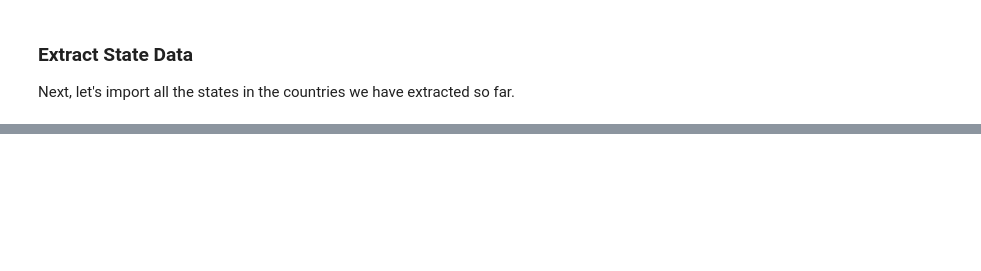
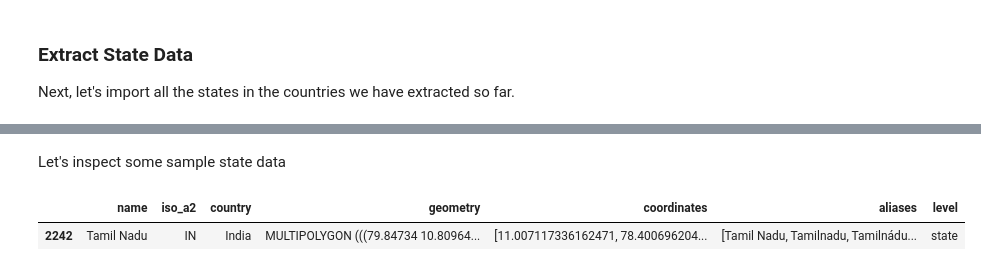
Before and after one commit to hospitaljobsin/hospitaljobsin, a Jupyter notebook: server/notebooks/import_regions.ipynb, the cells around one changed output, grey strips where cells are left out. Cells and saved outputs as stored; diff of their text form; code cells hidden in the pictures; blank space fills up the shorter version.

```diff
--- a/server/notebooks/import_regions.ipynb
+++ b/server/notebooks/import_regions.ipynb
@@ -331,0 +371,7 @@ Extraction complete.
+# %% [markdown]
+Let's inspect some sample state data
+# %%
+states[states["name"] == "Tamil Nadu"]
+# %% [output]
+|  | name | iso_a2 | country | geometry | coordinates | aliases | level |
+| 2242 | Tamil Nadu | IN | India | MULTIPOLYGON (((79.84734 10.80964... | [11.007117336162471, 78.400696204... | [Tamil Nadu, Tamilnadu, Tamilnádu... | state |
```
Also changed, not shown: parts of 5 cells of this notebook.
